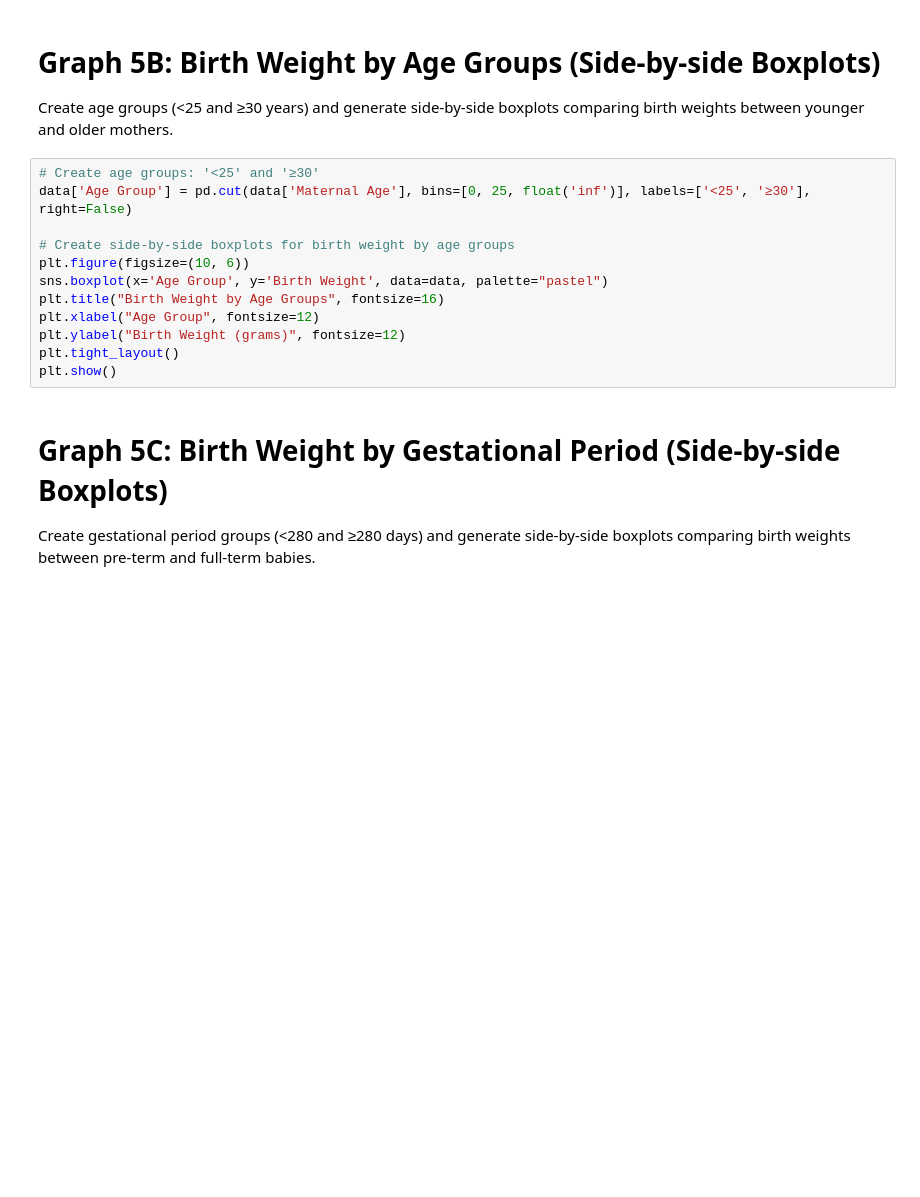
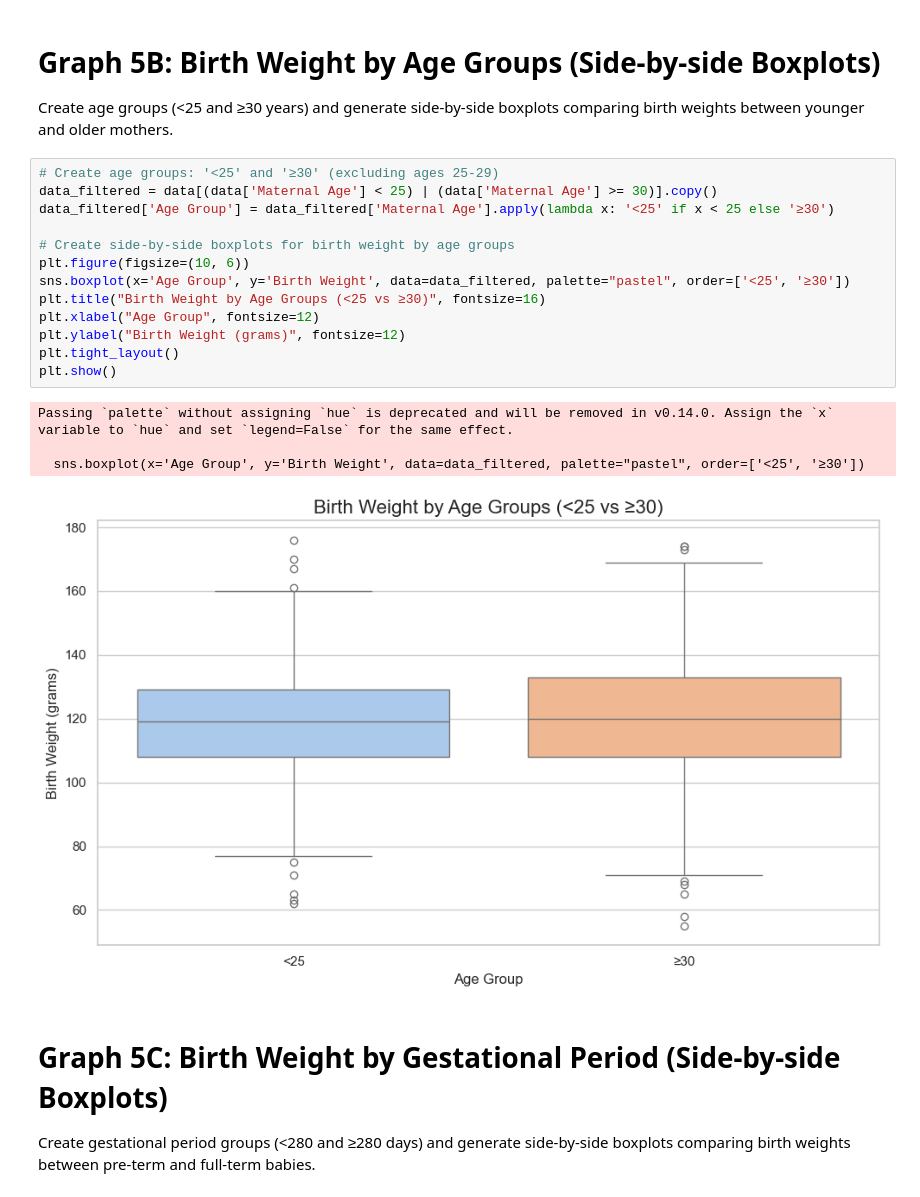
Before and after one commit to 4uroraL1g/HTM737-homework-an, a Jupyter notebook: case2/case2_data.ipynb, the cells around one changed output. Cells and saved outputs as stored; diff of their text form; blank space fills up the shorter version.

```diff
--- a/case2/case2_data.ipynb
+++ b/case2/case2_data.ipynb
@@ -94,17 +131,23 @@ plt.show()
 # Graph 5B: Birth Weight by Age Groups (Side-by-side Boxplots)
 Create age groups (<25 and ≥30 years) and generate side-by-side boxplots comparing birth weights between younger and older mothers.
 # %%
-# Create age groups: '<25' and '≥30'
-data['Age Group'] = pd.cut(data['Maternal Age'], bins=[0, 25, float('inf')], labels=['<25', '≥30'], right=False)
+# Create age groups: '<25' and '≥30' (excluding ages 25-29)
+data_filtered = data[(data['Maternal Age'] < 25) | (data['Maternal Age'] >= 30)].copy()
+data_filtered['Age Group'] = data_filtered['Maternal Age'].apply(lambda x: '<25' if x < 25 else '≥30')
 
 # Create side-by-side boxplots for birth weight by age groups
 plt.figure(figsize=(10, 6))
-sns.boxplot(x='Age Group', y='Birth Weight', data=data, palette="pastel")
-plt.title("Birth Weight by Age Groups", fontsize=16)
+sns.boxplot(x='Age Group', y='Birth Weight', data=data_filtered, palette="pastel", order=['<25', '≥30'])
+plt.title("Birth Weight by Age Groups (<25 vs ≥30)", fontsize=16)
 plt.xlabel("Age Group", fontsize=12)
 plt.ylabel("Birth Weight (grams)", fontsize=12)
 plt.tight_layout()
 plt.show()
+# %% [output]
+Passing `palette` without assigning `hue` is deprecated and will be removed in v0.14.0. Assign the `x` variable to `hue` and set `legend=False` for the same effect.
+
+  sns.boxplot(x='Age Group', y='Birth Weight', data=data_filtered, palette="pastel", order=['<25', '≥30'])
+[figure, added]
 # %% [markdown]
 # Graph 5C: Birth Weight by Gestational Period (Side-by-side Boxplots)
 Create gestational period groups (<280 and ≥280 days) and generate side-by-side boxplots comparing birth weights between pre-term and full-term babies.
```
Also changed, not shown: parts of 10 cells of this notebook.
